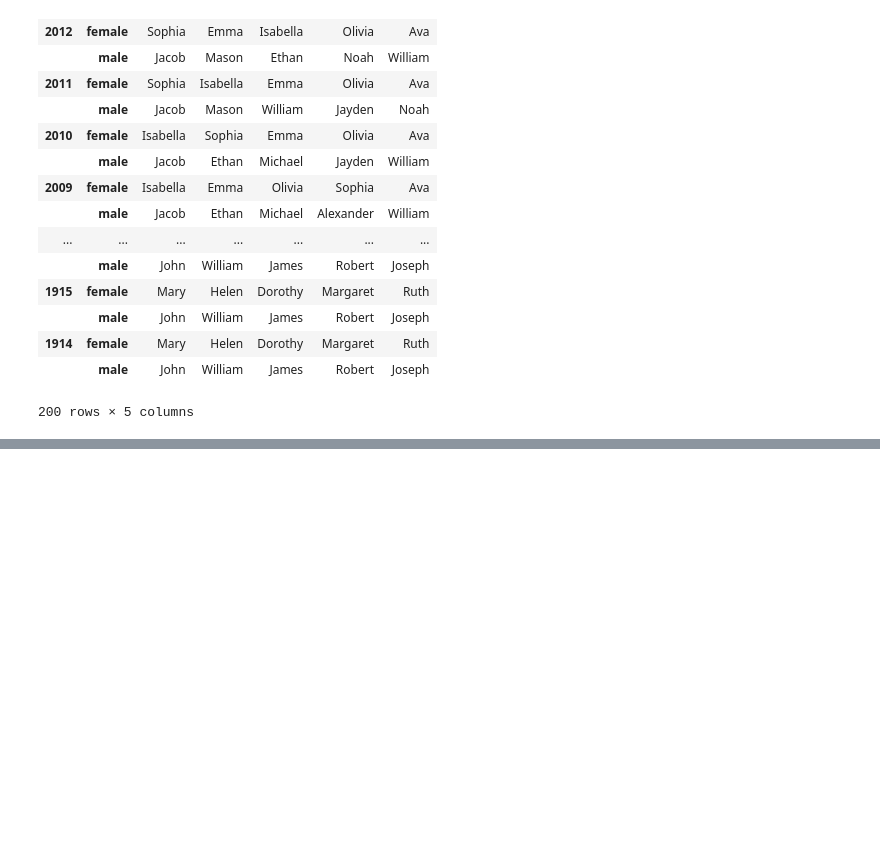
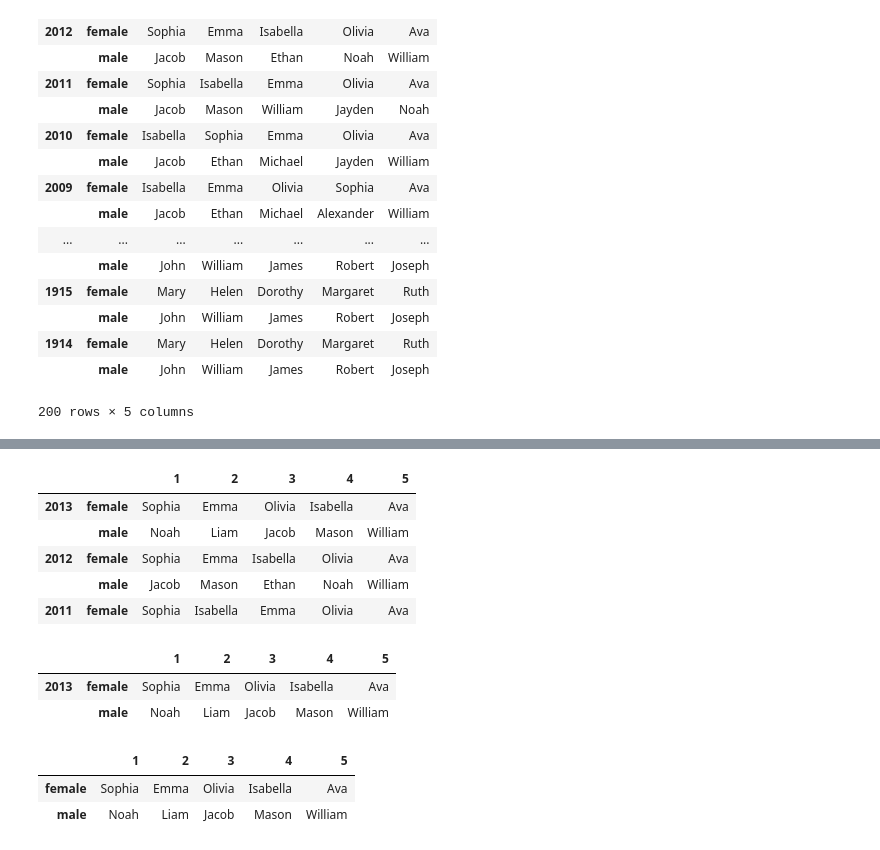
Before and after one commit to tiyd-python-2015-01/curriculum, a Jupyter notebook: notebooks/week4/03 - Really Ugly Data.ipynb, the cells around one changed output, grey strips where cells are left out. Drawn from its saved outputs; the diff is of its cells as text; code cells hidden in the pictures; blank space fills up the shorter version.

```diff
--- a/notebooks/week4/03 - Really Ugly Data.ipynb
+++ b/notebooks/week4/03 - Really Ugly Data.ipynb
@@ -54,7 +71,9 @@ index
 MultiIndex(levels=[['female', 'male'], ['1', '2', '3', '4', '5']],
            labels=[[0, 0, 0, 0, 0, 1, 1, 1, 1, 1], [0, 1, 2, 3, 4, 0, 1, 2, 3, 4]])
 # %%
-baby_names = pd.read_csv("baby_names.csv", encoding="windows-1252", header=9, index_col=0, names=index)
+baby_names = pd.read_csv("baby_names.csv", encoding="windows-1252",
+                         header=9, index_col=0,
+                         names=index)
 baby_names.head(10)
 # %% [output]
 |  | female |  |  |  |  | male |  |  |  |  |
@@ -92,0 +152,23 @@ baby_names.stack(level=0)
+# %%
+baby_names = baby_names.stack(level=0)
+# %%
+baby_names.head()
+# %% [output]
+|  |  | 1 | 2 | 3 | 4 | 5 |
+| 2013 | female | Sophia | Emma | Olivia | Isabella | Ava |
+|  | male | Noah | Liam | Jacob | Mason | William |
+| 2012 | female | Sophia | Emma | Isabella | Olivia | Ava |
+|  | male | Jacob | Mason | Ethan | Noah | William |
+| 2011 | female | Sophia | Isabella | Emma | Olivia | Ava |
+# %%
+baby_names[:2]
+# %% [output]
+|  |  | 1 | 2 | 3 | 4 | 5 |
+| 2013 | female | Sophia | Emma | Olivia | Isabella | Ava |
+|  | male | Noah | Liam | Jacob | Mason | William |
+# %%
+baby_names.xs("2013")
+# %% [output]
+|  | 1 | 2 | 3 | 4 | 5 |
+| female | Sophia | Emma | Olivia | Isabella | Ava |
+| male | Noah | Liam | Jacob | Mason | William |
```
Also changed, not shown: parts of 13 cells of this notebook, 4 other files.
